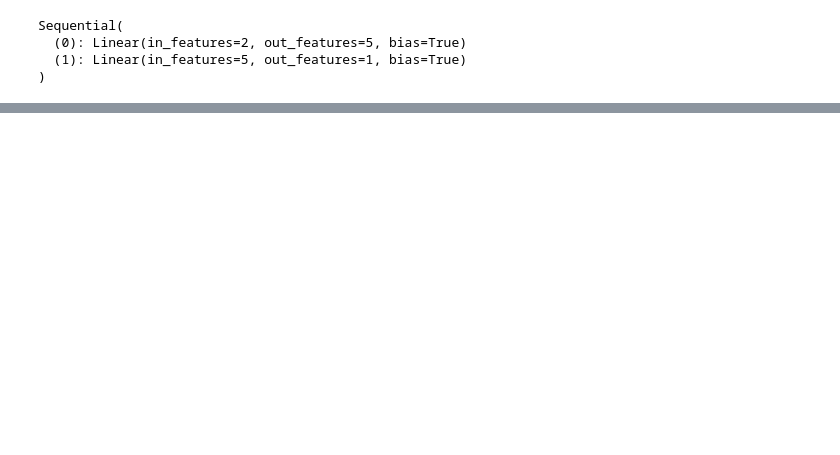
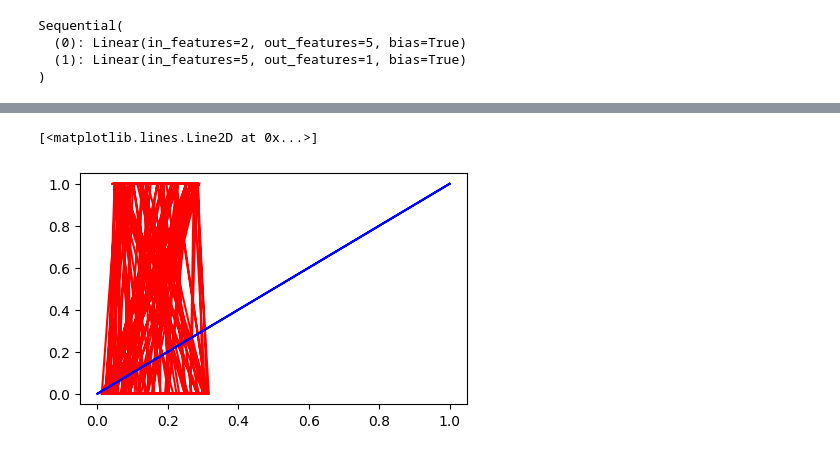
Before and after one commit to vimaurya/LearnDL, a Jupyter notebook: neuralNetworkClassificationPyTorch.ipynb, the cells around one changed output, grey strips where cells are left out. Cells and saved outputs as stored; diff of their text form; code cells hidden in the pictures; blank space fills up the shorter version.

Commit message:
plotted the predictions made by untrained model

```diff
--- a/neuralNetworkClassificationPyTorch.ipynb
+++ b/neuralNetworkClassificationPyTorch.ipynb
@@ -156 +156,8 @@ First 10 predictions : tensor([[-0.6048],
 First 10 labels : tensor([1., 1., 1., 1., 0., 1., 1., 1., 1., 0.])
+# %%
+plt.figure(figsize=(5,3))
+plt.plot(abs(y_pred[:,0]),y_test, c='r', label='prediction')
+plt.plot(y_test,y_test, c='b', label='actual values')
+# %% [output]
+[<matplotlib.lines.Line2D at 0x...>]
+[figure, added]
```
Also changed, not shown: parts of 2 cells of this notebook.
